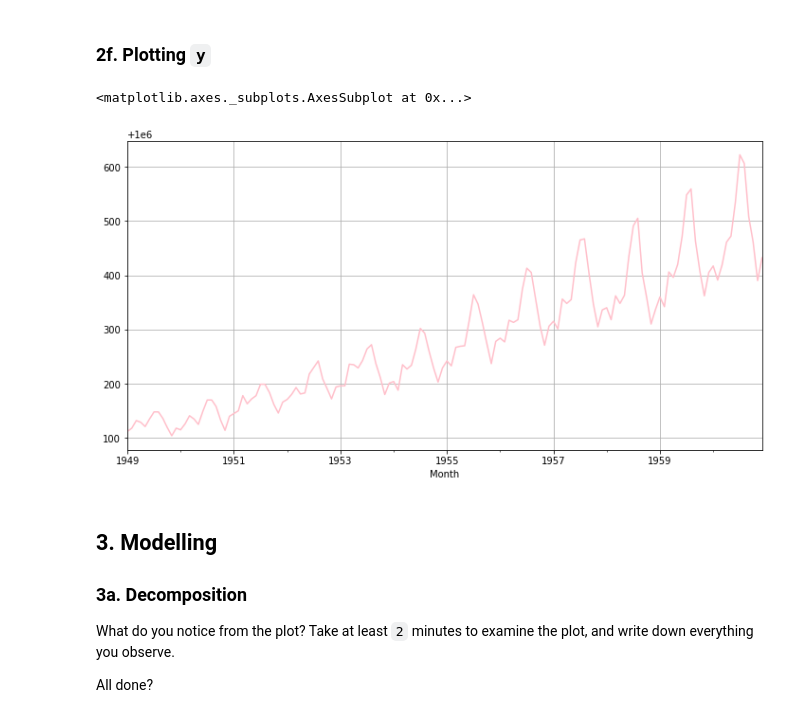
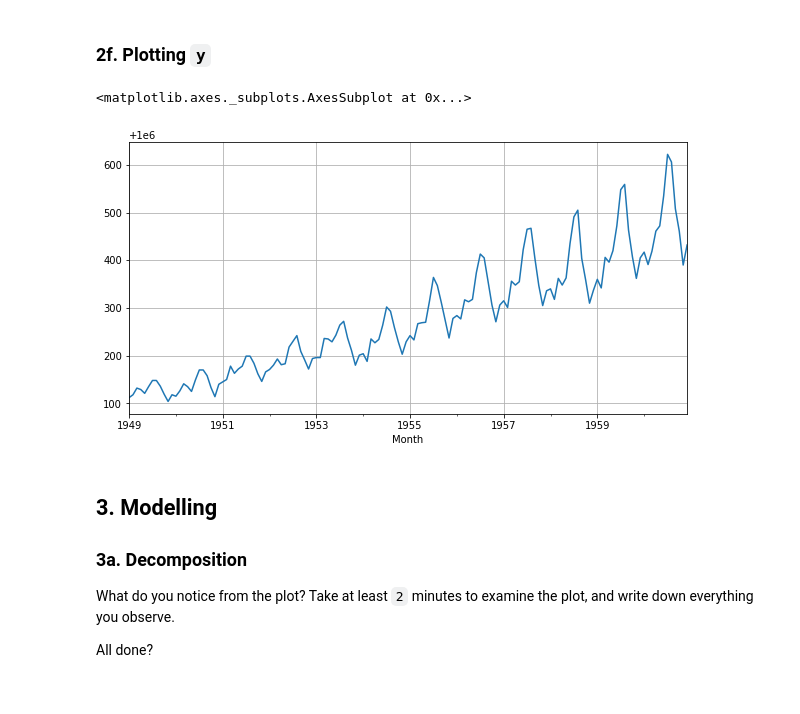
Before and after one commit to PassionateDataScientist/Cowboy-Cigarettes, a Jupyter notebook: Cowboys&CigrettesCaseStudy/Cowboy_Cigarettes_Case_Study_Tier_3.ipynb, the cells around one changed output. Cells and saved outputs as stored; diff of their text form; code cells hidden in the pictures.

```diff
--- a/Cowboys&CigrettesCaseStudy/Copy_of_Copy_of_Cowboy_Cigarettes_Case_Study_Tier_3.ipynb
+++ b/Cowboys&CigrettesCaseStudy/Cowboy_Cigarettes_Case_Study_Tier_3.ipynb
@@ -234,10 +236,10 @@ Try visualizing the data. A simple `matplotlib` plot should do the trick.
 # %% [markdown]
 ### 2f. Plotting `y`
 # %%
-y.plot(grid=True, figsize=(12,6), color='pink')
+y.plot(grid=True)
 # %% [output]
 <matplotlib.axes._subplots.AxesSubplot at 0x...>
-[figure, old version]
+[figure, new version]
 # %% [markdown]
 ## 3. Modelling
 ### 3a. Decomposition
```
Also changed, not shown: parts of 7 cells of this notebook.
